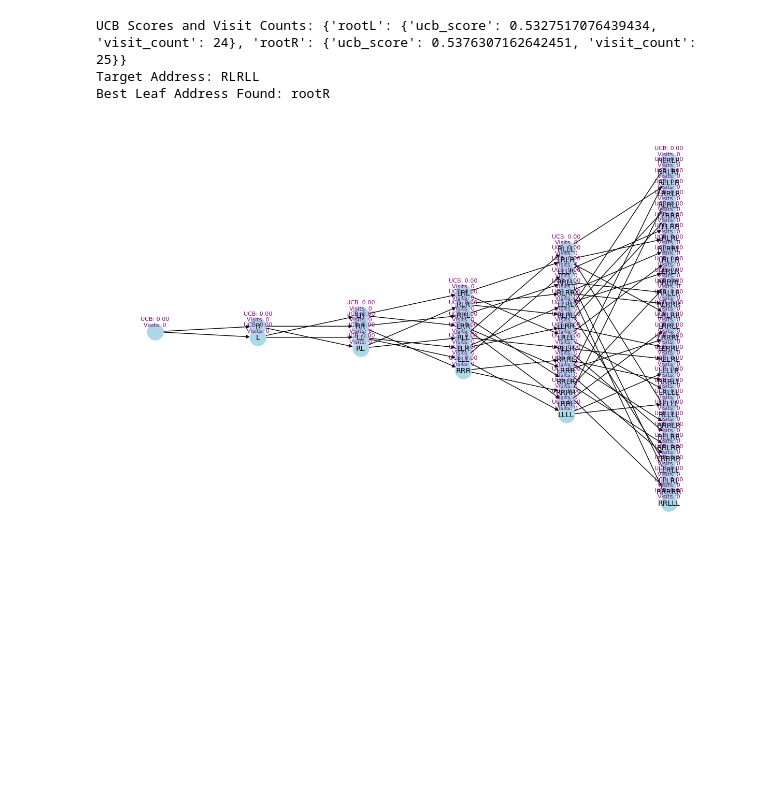
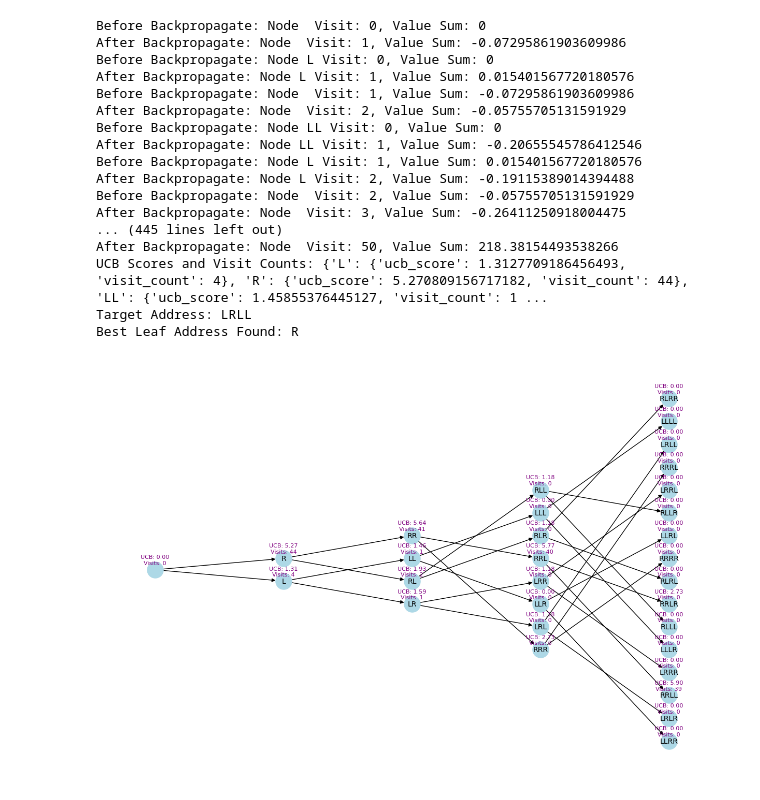
Before and after one commit to Lizaterdag/MCTS, a Jupyter notebook: MCTS.ipynb, the cells around one changed output. Saved outputs shown, nothing was run; the diff lists cells and outputs as text; code cells hidden in the pictures; blank space fills up the shorter version.

```diff
--- a/MCTS.ipynb
+++ b/MCTS.ipynb
@@ -13,4 +0,0 @@ rollouts_per_leaf = 5
-# %%
-# helper function to compute edit distance between two addresses
-def edit_distance(a, b):
-    return sum(1 for i in range(len(a)) if a[i] != b[i])
@@ -31,11 +22,11 @@ class Tree:
 # %%
 # based on the edit distance to the target address
-def compute_leaf_values(leaf_addresses, target_address, B=10, tau=4):
+def compute_distance(leaf_addresses, target_address, B=8, tau=4):
     values = {}
     for address in leaf_addresses:
-        edit_dist = edit_distance(address, target_address)
+        edit_distance = sum(1 for a, b in zip(address, target_address) if a != b)
         # add noise to the value
         noise = np.random.normal(0, 1)
         # compute value as a function of edit distance
-        values[address] = B * np.exp(-edit_dist / tau) + noise
+        values[address] = B * np.exp(-edit_distance / tau) + noise
     return values
@@ -54,2 +33,10 @@ class Node:
+# %%
+def create_node(address):
+    return {
+        "address": address,
+        "visit_count": 0,
+        "value_sum": 0,
+        "children": {}
+    }
 # %%
 def mcts(tree, leaf_values, iterations, rollouts_per_leaf, c=np.sqrt(2)):
@@ -128,9 +123,10 @@ def mcts(tree, leaf_values, iterations, rollouts_per_leaf, c=np.sqrt(2)):
 # %%
 def visualize_tree(tree, ucb_scores):
-    """Visualize the binary tree"""
+    """Visualize the binary tree and highlight the target and snowcap nodes"""
     G = nx.DiGraph()
 
-    for address in tree.leaf_addresses:
+    # add nodes and edges
+    for address in tree.leaf_addr:
         for i in range(len(address)):
             parent = address[:i]
             child = address[:i+1]
@@ -143,25 +139,47 @@ def visualize_tree(tree, ucb_scores):
     plt.figure(figsize=(12, 8))
     nx.draw(G, pos, with_labels=True, node_size=500, node_color="lightblue", font_size=10)
 
+    # show ucbs and visit counts in plot
     for node, (x, y) in pos.items():
         ucb_data = ucb_scores.get(node, {"ucb_score": 0.0, "visit_count": 0})
-        plt.text(x, y + 0.03, f"UCB: {ucb_data['ucb_score']:.2f}\nVisits: {ucb_data['visit_count']}", fontsize=8, color="purple", ha="center")
+        plt.text(
+            x, y + 0.03,
+            f"UCB: {ucb_data['ucb_score']:.2f}\nVisits: {ucb_data['visit_count']}",
+            fontsize=8, color="purple", ha="center"
+        )
 # %%
-tree = Tree(d)
-target_address = random.choice(tree.leaf_addresses)
-leaf_values = compute_leaf_values(tree.leaf_addresses, target_address, B=B, tau=tau)
+depth = 4
+tree = TreeStructure(depth)
+target_address = random.choice(tree.leaf_addr)
+leaf_values = compute_distance(tree.leaf_addr, target_address)
 
 # perform MCTS
+iterations = 50
+rollouts_per_leaf = 5
 best_leaf, ucb_scores = mcts(tree, leaf_values, iterations, rollouts_per_leaf)
 print("UCB Scores and Visit Counts:", ucb_scores)
 
-# visualize the tree
+# viz
 visualize_tree(tree,  ucb_scores)
 
 print("Target Address:", target_address)
 print("Best Leaf Address Found:", best_leaf)
 # %% [output]
-UCB Scores and Visit Counts: {'rootL': {'ucb_score': 0.5327517076439434, 'visit_count': 24}, 'rootR': {'ucb_score': 0.5376307162642451, 'visit_count': 25}}
-Target Address: RLRLL
-Best Leaf Address Found: rootR
+Before Backpropagate: Node  Visit: 0, Value Sum: 0
+After Backpropagate: Node  Visit: 1, Value Sum: -0.07295861903609986
+Before Backpropagate: Node L Visit: 0, Value Sum: 0
+After Backpropagate: Node L Visit: 1, Value Sum: 0.015401567720180576
+Before Backpropagate: Node  Visit: 1, Value Sum: -0.07295861903609986
+After Backpropagate: Node  Visit: 2, Value Sum: -0.05755705131591929
+Before Backpropagate: Node LL Visit: 0, Value Sum: 0
+After Backpropagate: Node LL Visit: 1, Value Sum: -0.20655545786412546
+Before Backpropagate: Node L Visit: 1, Value Sum: 0.015401567720180576
+After Backpropagate: Node L Visit: 2, Value Sum: -0.19115389014394488
+Before Backpropagate: Node  Visit: 2, Value Sum: -0.05755705131591929
+After Backpropagate: Node  Visit: 3, Value Sum: -0.26411250918004475
+... (445 lines left out)
+After Backpropagate: Node  Visit: 50, Value Sum: 218.38154493538266
+UCB Scores and Visit Counts: {'L': {'ucb_score': 1.3127709186456493, 'visit_count': 4}, 'R': {'ucb_score': 5.270809156717182, 'visit_count': 44}, 'LL': {'ucb_score': 1.45855376445127, 'visit_count': 1 ...
+Target Address: LRLL
+Best Leaf Address Found: R
-[figure, old version]
+[figure, new version]
```
Also changed, not shown: parts of 5 cells of this notebook.
